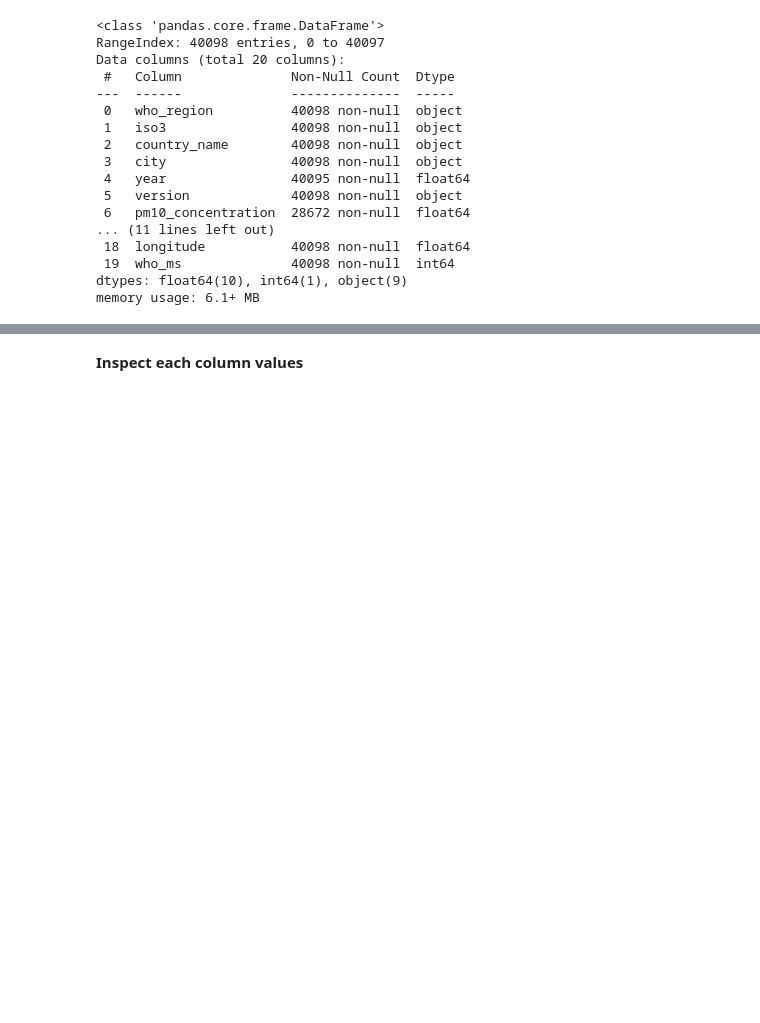
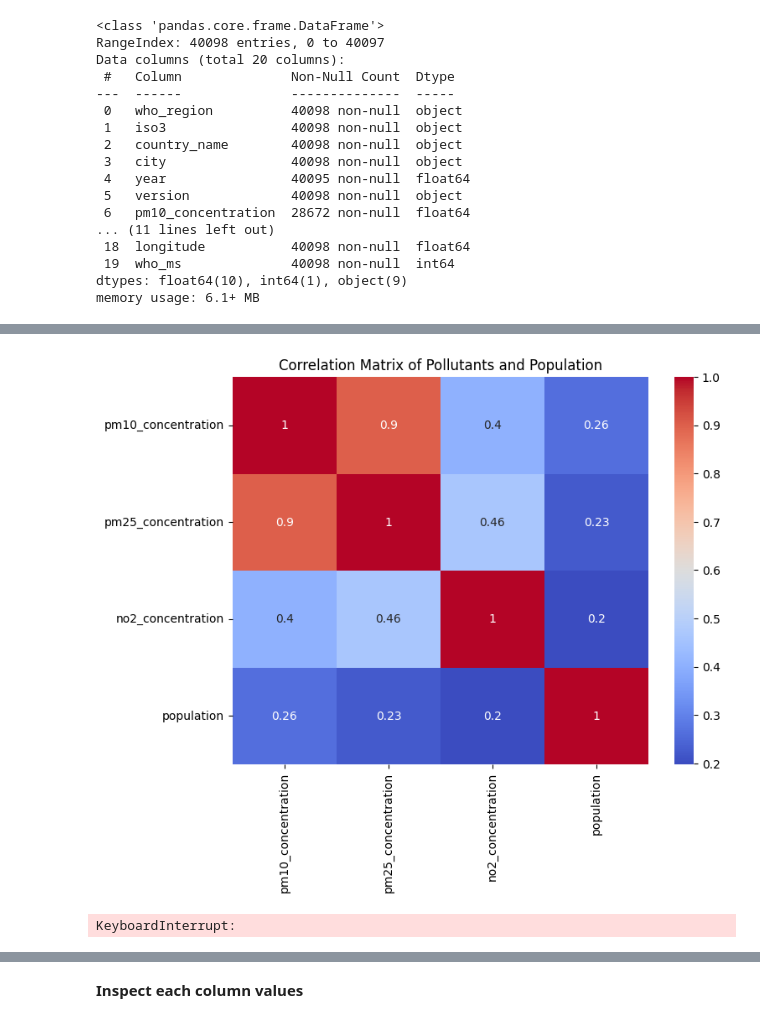
Before and after one commit to harimindi/Datascience, a Jupyter notebook: WHO_Airquality_EDA_.ipynb, the cells around one changed output, grey strips where cells are left out. Cells and saved outputs as stored; diff of their text form; code cells hidden in the pictures; blank space fills up the shorter version.

```diff
--- a/WHO_Airquality_EDA_.ipynb
+++ b/WHO_Airquality_EDA_.ipynb
@@ -103,0 +264,36 @@ data.describe()
+# %%
+# Calculate the correlation matrix
+correlation_matrix = data[['pm10_concentration', 'pm25_concentration', 'no2_concentration', 'population']].corr()
+
+# Plot heatmap
+plt.figure(figsize=(8, 6))
+sns.heatmap(correlation_matrix, annot=True, cmap='coolwarm')
+plt.title('Correlation Matrix of Pollutants and Population')
+plt.show()
+# %% [output]
+[figure, added]
+# %%
+# Geographical Visualization
+
+import folium
+from folium.plugins import MarkerCluster
+
+# Create a map centered around the median latitude and longitude
+map_center = [data['latitude'].median(), data['longitude'].median()]
+mymap = folium.Map(location=map_center, zoom_start=2)
+
+# Create a marker cluster
+marker_cluster = MarkerCluster().add_to(mymap)
+
+# Add points to the map
+for idx, row in data.iterrows():
+    folium.Marker(
+        location=[row['latitude'], row['longitude']],
+        popup=f"City: {row['city']}<br>PM2.5: {row['pm25_concentration']} µg/m³<br>PM10: {row['pm10_concentration']} µg/m³",
+        icon=folium.Icon(color='red' if row['pm25_concentration'] > 25 else 'green')
+    ).add_to(marker_cluster)
+
+# Display the map
+mymap.save('air_quality_map.html')
+# %% [output]
+KeyboardInterrupt:
```
Also changed, not shown: parts of 37 cells of this notebook.
